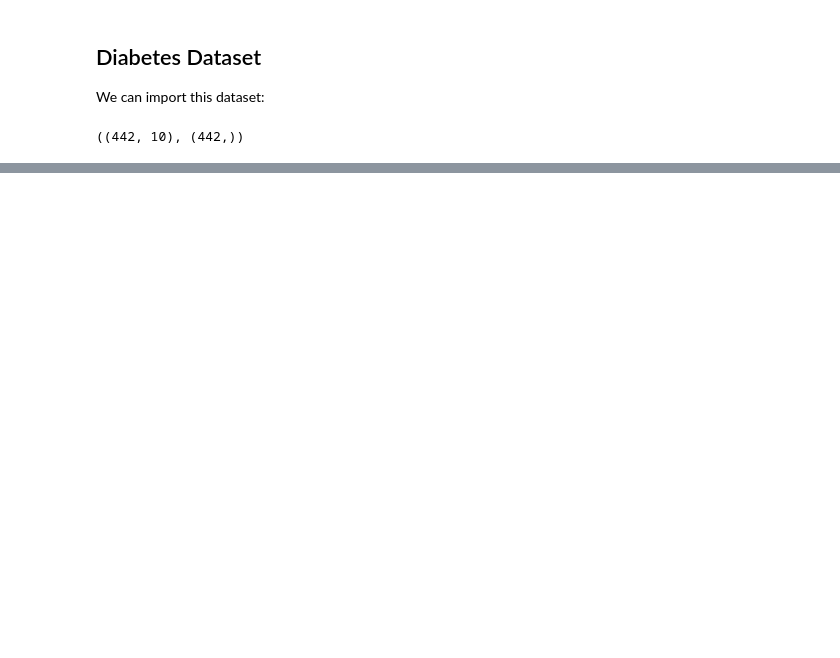
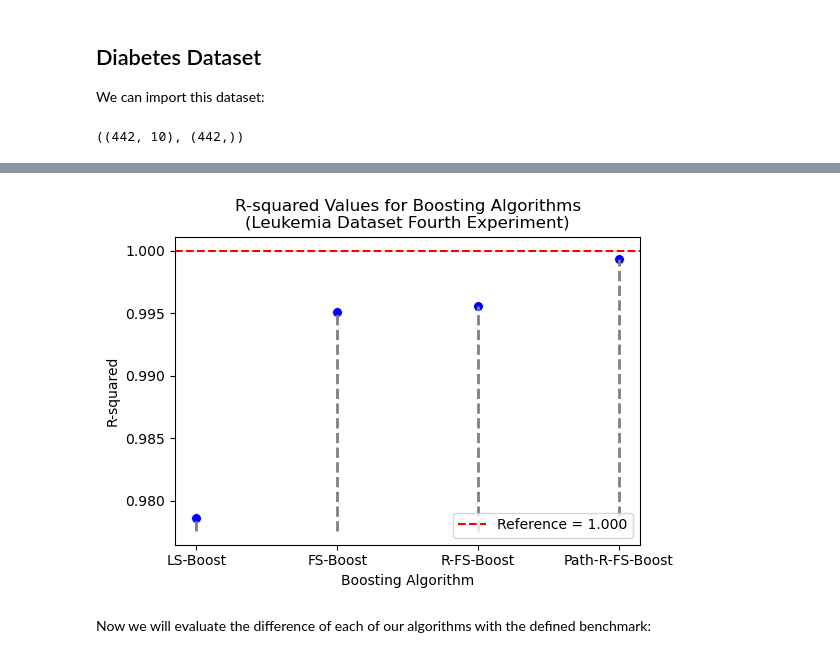
Before and after one commit to JuanNicolasMendozaRoncancio/Convex-Clustering-Project, a Jupyter notebook: Code/TestsBoosts.ipynb, the cells around one changed output, grey strips where cells are left out. Saved outputs shown, nothing was run; the diff lists cells and outputs as text; code cells hidden in the pictures; blank space fills up the shorter version.

```diff
--- a/Code/TestsBoosts.ipynb
+++ b/Code/TestsBoosts.ipynb
@@ -82,0 +240,23 @@ bosting['Path-R-FS-Boost']
+# %%
+plt.figure(figsize=(6,4))
+
+sns.scatterplot(data=df, x="Algo", y="R_squared_fourth", s=50,
+                marker ='o', color='blue', legend=False)
+
+plt.axhline(r2values["Leukemia Dataset Fourth Experiment"], color='red',
+            linestyle='--',
+            label=f'Reference = {r2values["Leukemia Dataset Fourth Experiment"]:.3f}')
+plt.vlines(x=df["Algo"], ymin=min(df['R_squared_fourth']) - 0.001,
+           ymax=df['R_squared_fourth'], color='gray', linestyle='--', lw=2)
+
+
+plt.title("R-squared Values for Boosting Algorithms\n(Leukemia Dataset Fourth Experiment)")
+plt.ylabel("R-squared")
+plt.xlabel("Boosting Algorithm")
+plt.legend()
+plt.ylim=(0,1.05)
+plt.show()
+# %% [output]
+[figure, added]
+# %% [markdown]
+Now we will evaluate the difference of each of our algorithms with the defined benchmark:
```
Also changed, not shown: parts of 31 cells of this notebook, 1 other file.
